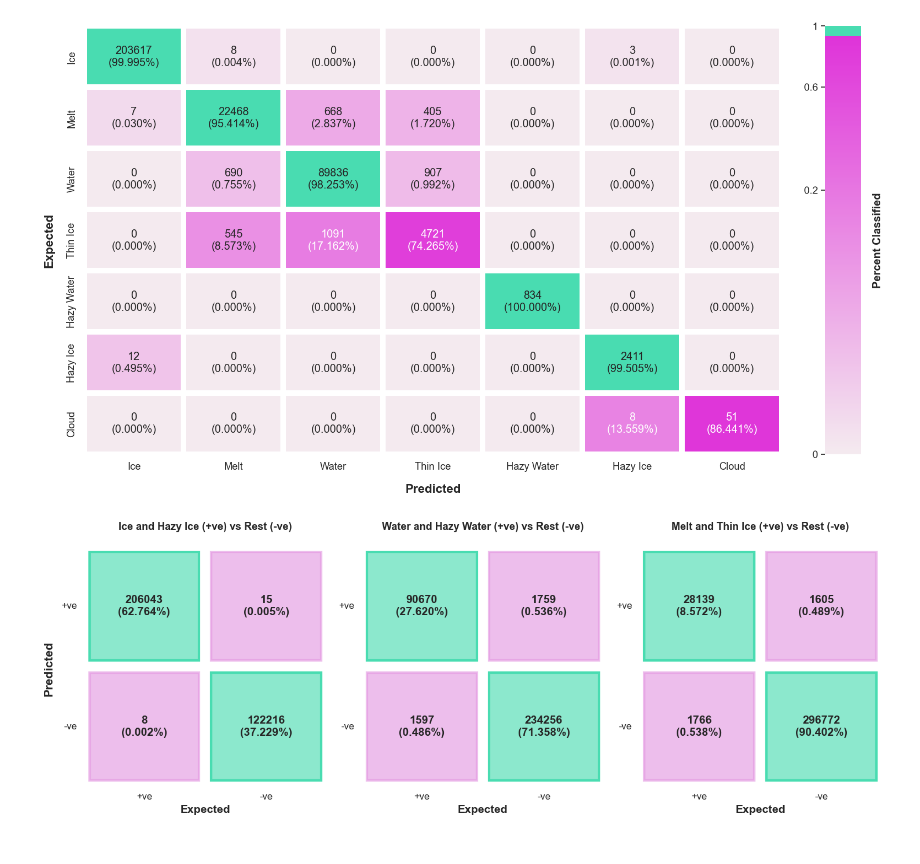
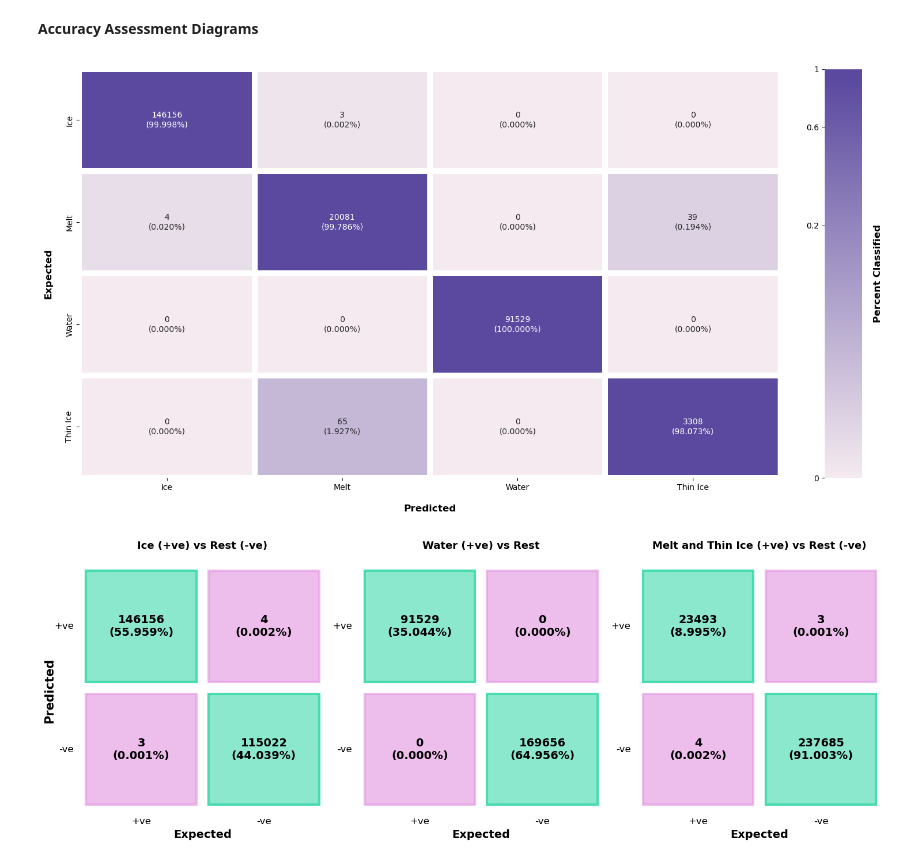
Before and after one commit to felixleodiaz/coastal-ice, a Jupyter notebook: scripts/MachineLearningClassifier/CreateFigures.ipynb, the cells around one changed output. Saved outputs shown, nothing was run; the diff lists cells and outputs as text; code cells hidden in the pictures.

Commit message:
refining figures

```diff
--- a/scripts/MachineLearningClassifier/CreateFigures.ipynb
+++ b/scripts/MachineLearningClassifier/CreateFigures.ipynb
@@ -230,7 +221,23 @@ plt.show()
+# %% [markdown]
+**Accuracy Assessment Diagrams**
+# %%
+# custom colormap
+
+gamma_val = 0.2
+threshold_data = 0.9
+threshold_norm = threshold_data ** gamma_val
+
+color_stops = [
+    (0.0, "#F4EAEF"),                    # 0%: White
+    (threshold_norm - 0.001, "#5A499F"), # Fades to Pink right up to 94.9%
+    (threshold_norm, "#5A499F"),         # Snaps to Green at exactly 95%
+    (1.0, "#5A499F")                     # Stays Green up to 100%
+]
+custom_cmap = LinearSegmentedColormap.from_list("PinkGreen", color_stops)
 # %%
 # compute confusion matrix
 
-labels = [1, 2, 3, 4, 5, 6, 7]
+labels = [1, 2, 3, 4]
 cm = confusion_matrix(y_true, y_pred, labels=labels)
 cm_norm = cm.astype("float") / cm.sum(axis=1)[:, np.newaxis]
 
@@ -241,80 +248,61 @@ for i in range(cm.shape[0]):
     for j in range(cm.shape[1]):
         annot[i, j] = f"{cm[i, j]}\n({cm_norm[i, j]:.3%})"
 
-# custom colormap
-
-gamma_val = 0.2
-threshold_data = 0.9
-threshold_norm = threshold_data ** gamma_val
-
-color_stops = [
-    (0.0, "#F4EAEF"),                    # 0%: White
-    (threshold_norm - 0.001, "#DF33D9"), # Fades to Pink right up to 94.9%
-    (threshold_norm, "#49DCB1"),         # Snaps to Green at exactly 95%
-    (1.0, "#49DCB1")                     # Stays Green up to 100%
-]
-custom_cmap = LinearSegmentedColormap.from_list("PinkGreen", color_stops)
-
 # create figure
 class_names = [
     "Ice",
     "Melt",
     "Water",
-    "Thin Ice",
-    "Hazy Water",
-    "Hazy Ice",
-    "Cloud"
+    "Thin Ice"
 ]
 
-plt.figure(figsize=(17, 9))
+plt.figure(figsize=(16, 8))
 
 ax = sns.heatmap(
     cm_norm,
-    annot=annot, # Assuming 'annot' and 'cm_norm' are defined in your environment
+    annot=annot,
     fmt="",
     cmap=custom_cmap,
     norm=PowerNorm(gamma=0.3),
     xticklabels=class_names,
     yticklabels=class_names,
     linewidths=6,
-    linecolor="white",
+    linecolor=BG_COLOR,
     cbar_kws={
         "label": "Percent Classified",
-        "aspect": 12,
+        "aspect": 11,
         "ticks": [0, 0.2, 0.6, 1.0]
     }
 )
 
 # Added 'labelpad' to create that teensy bit of extra spacing
-ax.set_xlabel("Predicted", fontsize=16, weight="bold", labelpad=16)
-ax.set_ylabel("Expected", fontsize=16, weight="bold", labelpad=16)
+ax.set_xlabel("Predicted", fontsize=12, weight="bold", labelpad=16)
+ax.set_ylabel("Expected", fontsize=12, weight="bold", labelpad=16)
 
 plt.xticks(rotation=0)
 plt.yticks(rotation=90)
 
 # --- Colorbar Customization ---
 cbar = ax.collections[0].colorbar
 
 # 1. Update the label strings to match your specified ticks
 cbar.set_ticklabels(['0', '0.2', '0.6', '1'])
 cbar.ax.yaxis.set_ticks_position('left')
 
-# 3. Add a slight white outline to the inside text so it's readable on both light and dark backgrounds
-for label in cbar.ax.get_yticklabels():
-    label.set_path_effects([path_effects.withStroke(linewidth=2.5, foreground='white')])
+# Make the colorbar title bold and space it out a bit too
+cbar.ax.set_ylabel("Percent Classified", fontsize=12, weight="bold", labelpad=15)
 
-# Make the colorbar title bold and space it out a bit too
-cbar.ax.set_ylabel("Percent Classified", weight="bold", labelpad=15)
-
+ax.set_facecolor(BG_COLOR)
 plt.tight_layout()
+plt.savefig('../../figures/MLfigures/confusionMatrix.png', dpi=300, bbox_inches='tight', facecolor=BG_COLOR)
 plt.show()
 # %% [output]
-[figure, old version]
+[figure, new version]
 # %%
 # define classes
 groups = {
-    "Ice and Hazy Ice (+ve) vs Rest (-ve)": [1, 6],
-    "Water and Hazy Water (+ve) vs Rest (-ve)": [3, 5],
+    "Ice (+ve) vs Rest (-ve)": [1],
+    "Water (+ve) vs Rest": [3],
     "Melt and Thin Ice (+ve) vs Rest (-ve)": [2, 4]
 }
 
@@ -358,7 +346,7 @@ for ax, (title, class_group) in zip(axes, groups.items()):
     ax.invert_yaxis()
     ax.set_xticks([])
     ax.set_yticks([])
-    ax.set_facecolor("white")
+    ax.set_facecolor(BG_COLOR)
 
     # Remove default axes borders
     for spine in ax.spines.values():
@@ -423,6 +411,7 @@ for ax, (title, class_group) in zip(axes, groups.items()):
 fig.supylabel("Predicted", fontsize=15, fontweight="bold")
 
 plt.tight_layout()
+plt.savefig('../../figures/MLfigures/binaryConfusionMatrix.png', dpi=300, bbox_inches='tight', facecolor=BG_COLOR)
 plt.show()
 # %% [output]
-[figure, old version]
+[figure, new version]
```
Also changed, not shown: parts of 23 cells of this notebook, 18 other files.
